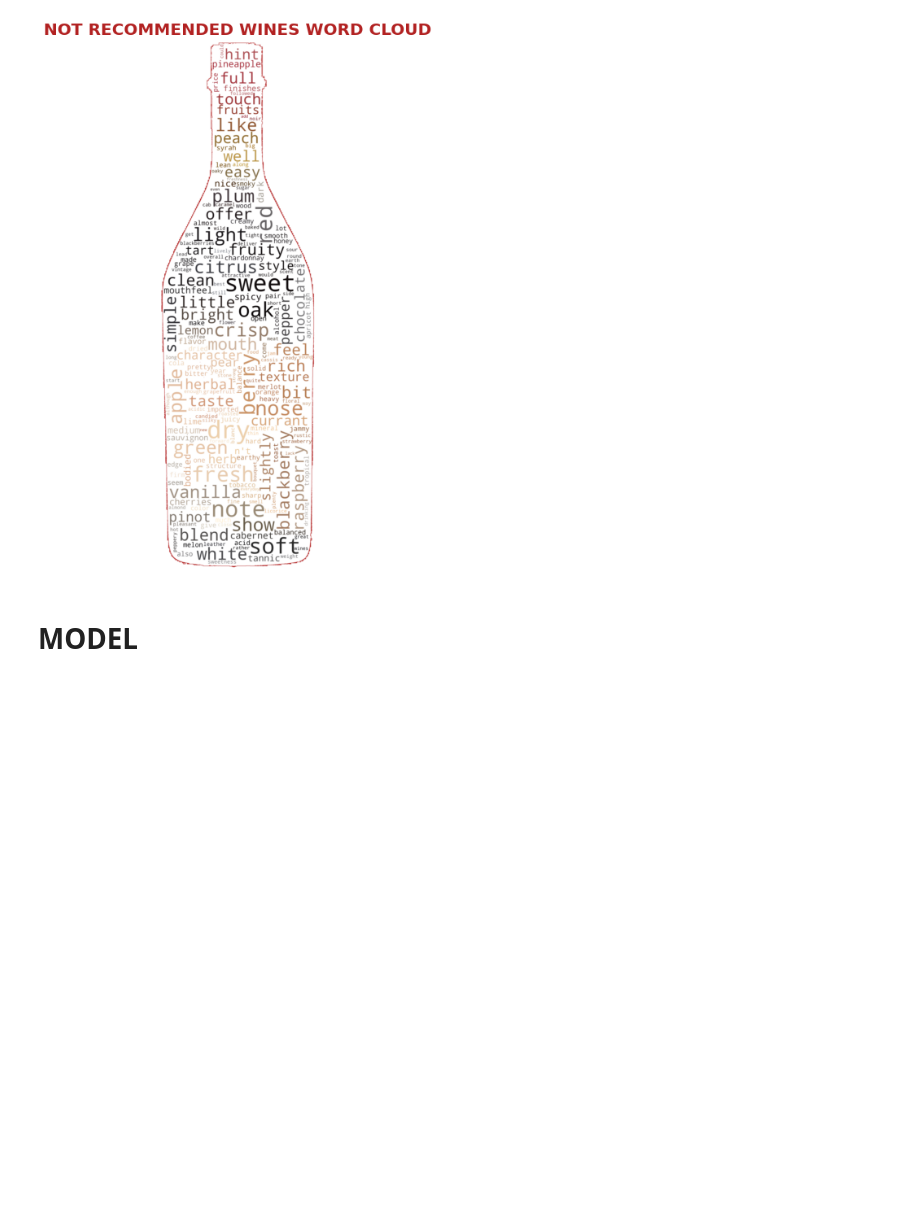
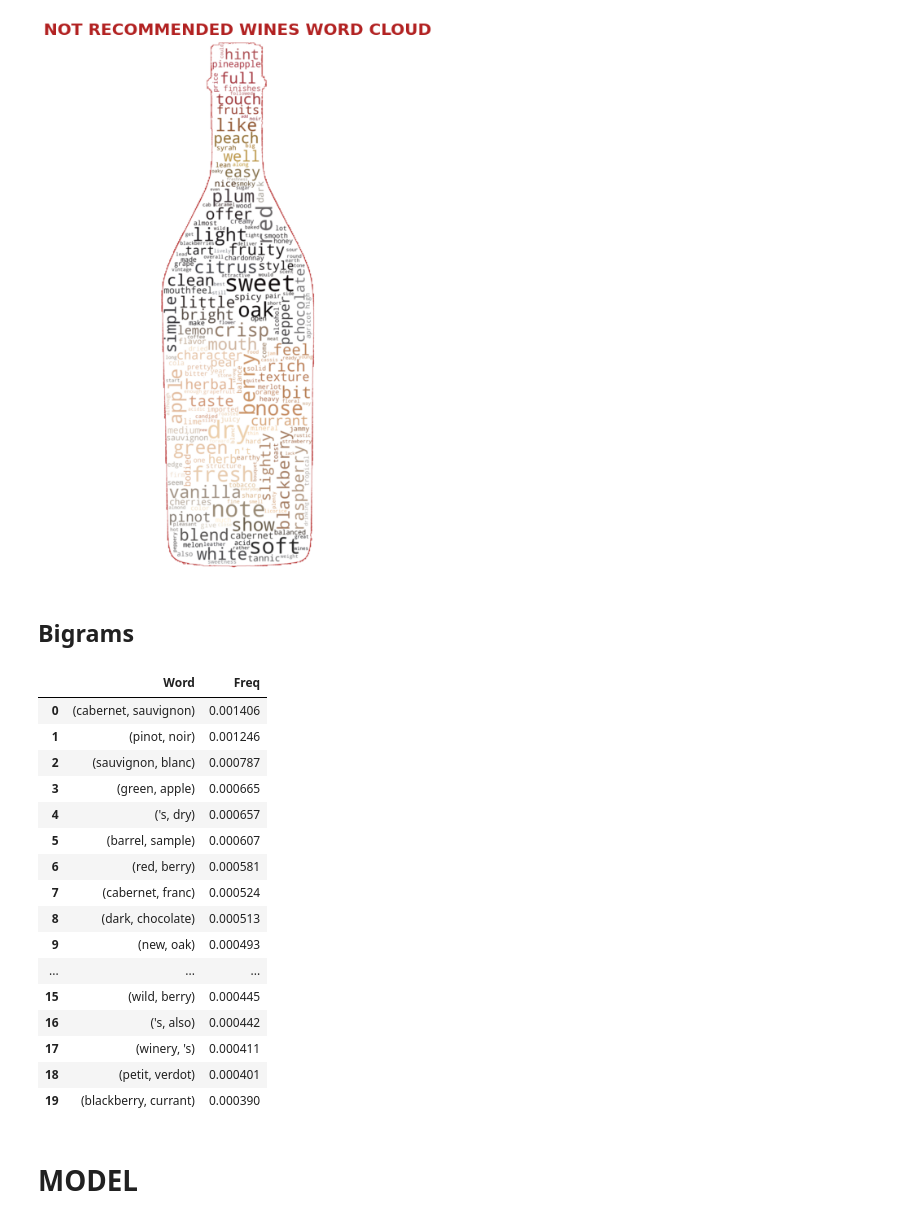
Before and after one commit to gabrieljarosi/dsc-mod-4-project-v2-1-onl01-dtsc-pt-052620, a Jupyter notebook: binary_wine_main_notebook.ipynb, the cells around one changed output. Drawn from its saved outputs; the diff is of its cells as text; code cells hidden in the pictures; blank space fills up the shorter version.

```diff
--- a/binary_wine_main_notebook.ipynb
+++ b/binary_wine_main_notebook.ipynb
@@ -447,6 +442,33 @@ plt.title('NOT RECOMMENDED WINES WORD CLOUD',fontdict = {'fontsize':20,'fontweig
 plt.show()
 # %% [output]
 [figure]
+# %% [markdown]
+## Bigrams
+# %%
+bigram_measures = nltk.collocations.BigramAssocMeasures()
+text_finder = nltk.BigramCollocationFinder.from_words(stopped_tokens)
+review_scored = text_finder.score_ngrams(bigram_measures.raw_freq)
+# %%
+#MAKE DATA FRAME FROM BIGRAMS
+pd.DataFrame(review_scored, columns=["Word","Freq"]).head(20)
+# %% [output]
+|  | Word | Freq |
+| 0 | (cabernet, sauvignon) | 0.001406 |
+| 1 | (pinot, noir) | 0.001246 |
+| 2 | (sauvignon, blanc) | 0.000787 |
+| 3 | (green, apple) | 0.000665 |
+| 4 | ('s, dry) | 0.000657 |
+| 5 | (barrel, sample) | 0.000607 |
+| 6 | (red, berry) | 0.000581 |
+| 7 | (cabernet, franc) | 0.000524 |
+| 8 | (dark, chocolate) | 0.000513 |
+| 9 | (new, oak) | 0.000493 |
+| ... | ... | ... |
+| 15 | (wild, berry) | 0.000445 |
+| 16 | ('s, also) | 0.000442 |
+| 17 | (winery, 's) | 0.000411 |
+| 18 | (petit, verdot) | 0.000401 |
+| 19 | (blackberry, currant) | 0.000390 |
 # %% [markdown]
 # MODEL
 # %% [markdown]
```
Also changed, not shown: parts of 6 cells of this notebook.
